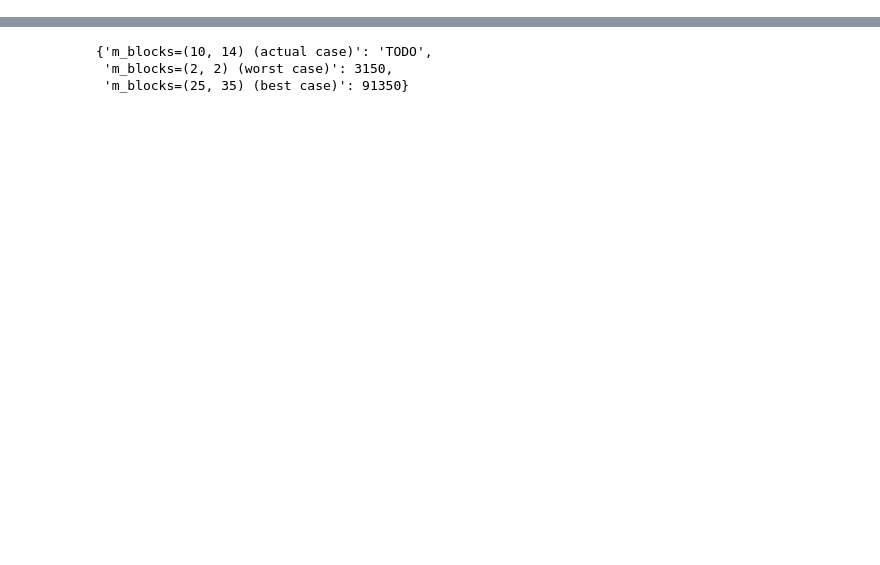
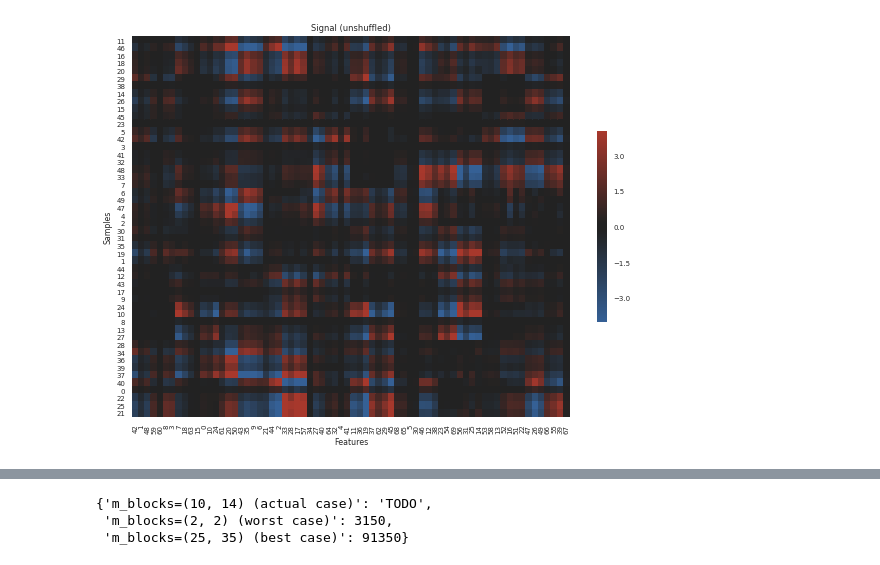
Before and after one commit to a378ec99/bcn, a Jupyter notebook: bcn/examples/Example.ipynb, the cells around one changed output, grey strips where cells are left out. Cells and saved outputs as stored; diff of their text form; code cells hidden in the pictures; blank space fills up the shorter version.

```diff
--- a/bcn/examples/Example.ipynb
+++ b/bcn/examples/Example.ipynb
@@ -43,6 +45,6 @@ missing_fraction = 0.1
 noise_amplitude = 2.0
 m_blocks_size = 5 # size of each block
 correlation_threshold = 0.75
-correlation_strength = 1.0
+correlation_strength = 0.99
 bias_model = 'image'
 # %%
@@ -63,5 +67,7 @@ true_stds = {'sample': truth.d['sample']['true_stds'], 'feature': truth.d['featu
 # %%
 mixed = truth.d['sample']['mixed']
 # %%
-#show_absolute(true_signal_unshuffled, kind='Signal', unshuffled=True, map_backward=truth.map_backward)
+show_absolute(true_signal_unshuffled, kind='Signal', unshuffled=True, map_backward=truth.map_backward)
+# %% [output]
+[figure, added]
 # %%
```
Also changed, not shown: parts of 33 cells of this notebook.
